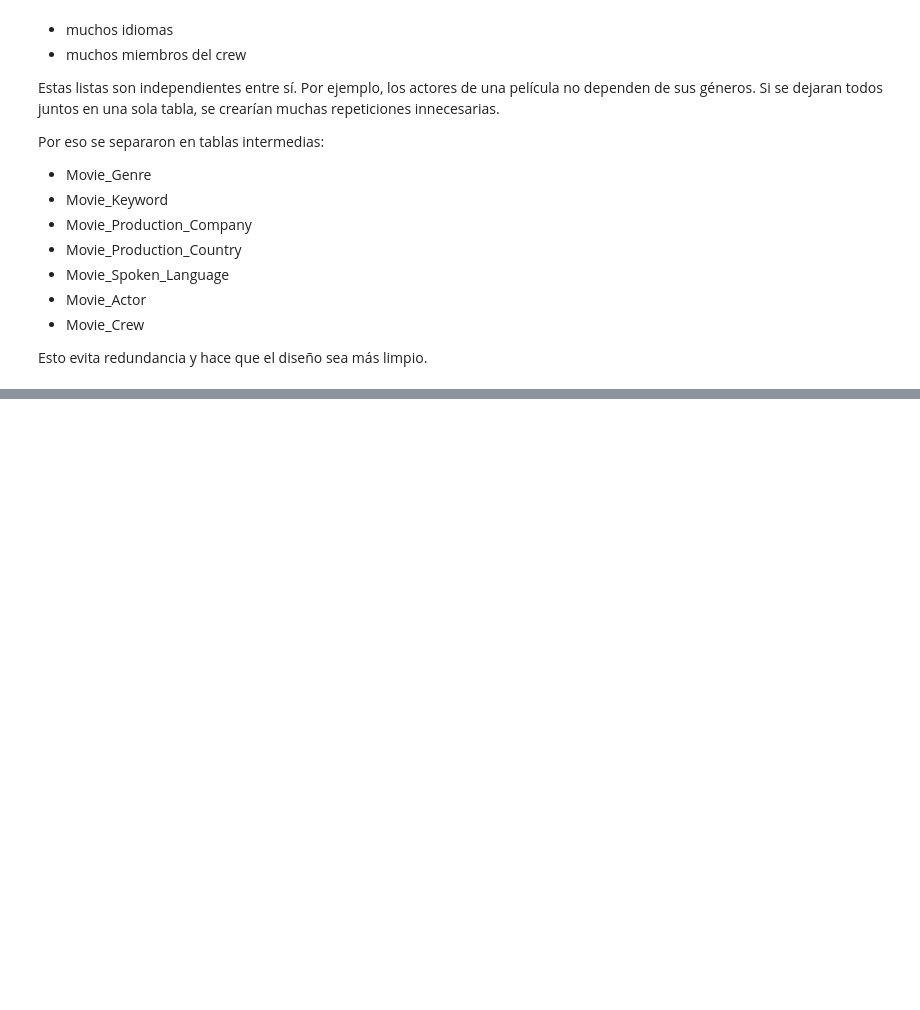
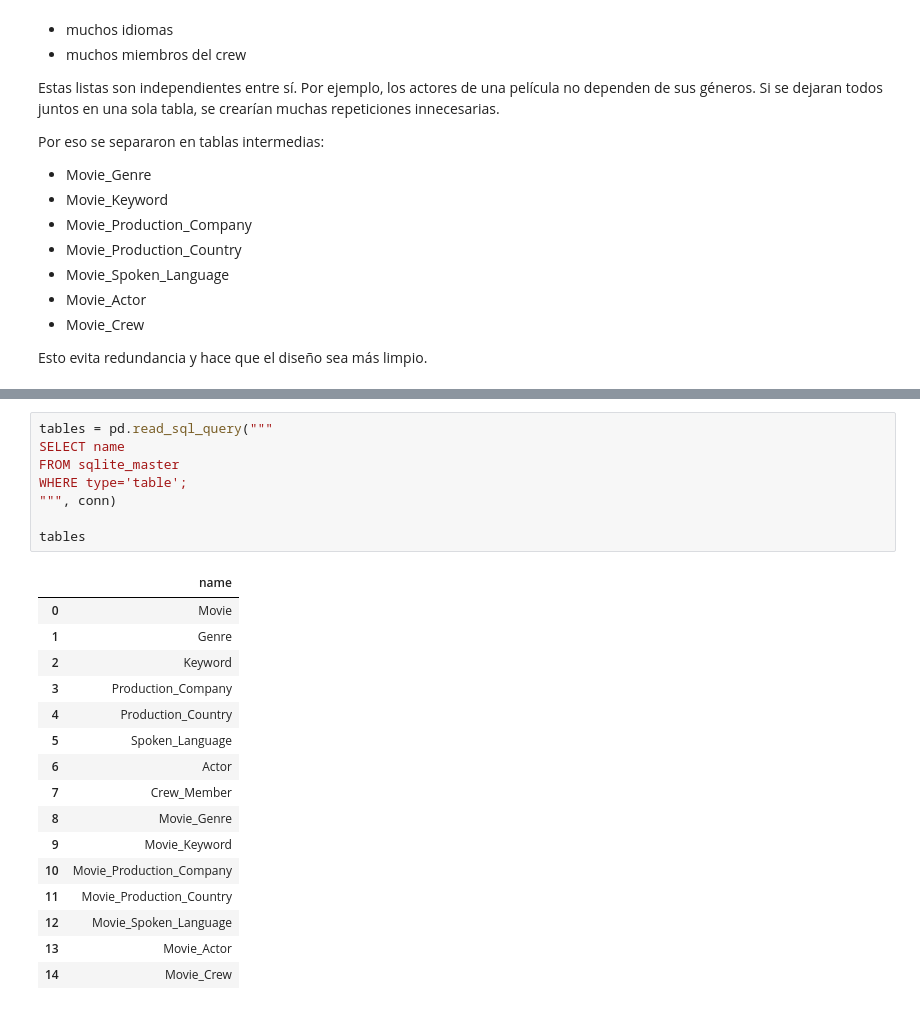
Before and after one commit to smbv/asignacion3-db, a Jupyter notebook: asignacion3_fase1_setup.ipynb, the cells around one changed output, grey strips where cells are left out. Drawn from its saved outputs; the diff is of its cells as text; blank space fills up the shorter version.

```diff
--- a/asignacion3_fase1_setup.ipynb
+++ b/asignacion3_fase1_setup.ipynb
@@ -316,0 +659,25 @@ Se incluyen:
+# %%
+tables = pd.read_sql_query("""
+SELECT name
+FROM sqlite_master
+WHERE type='table';
+""", conn)
+
+tables
+# %% [output]
+|  | name |
+| 0 | Movie |
+| 1 | Genre |
+| 2 | Keyword |
+| 3 | Production_Company |
+| 4 | Production_Country |
+| 5 | Spoken_Language |
+| 6 | Actor |
+| 7 | Crew_Member |
+| 8 | Movie_Genre |
+| 9 | Movie_Keyword |
+| 10 | Movie_Production_Company |
+| 11 | Movie_Production_Country |
+| 12 | Movie_Spoken_Language |
+| 13 | Movie_Actor |
+| 14 | Movie_Crew |
```
Also changed, not shown: parts of 26 cells of this notebook.
